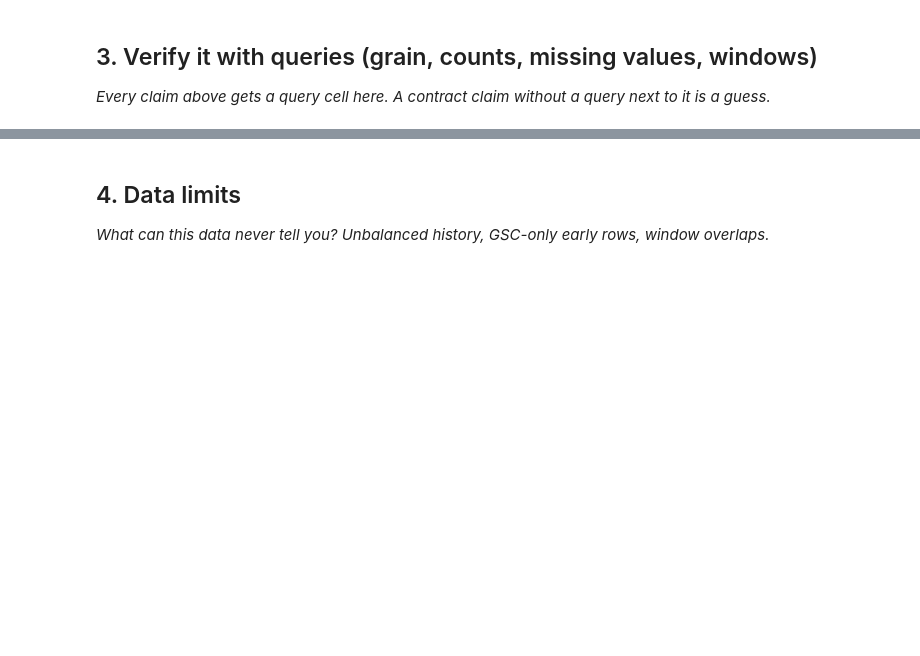
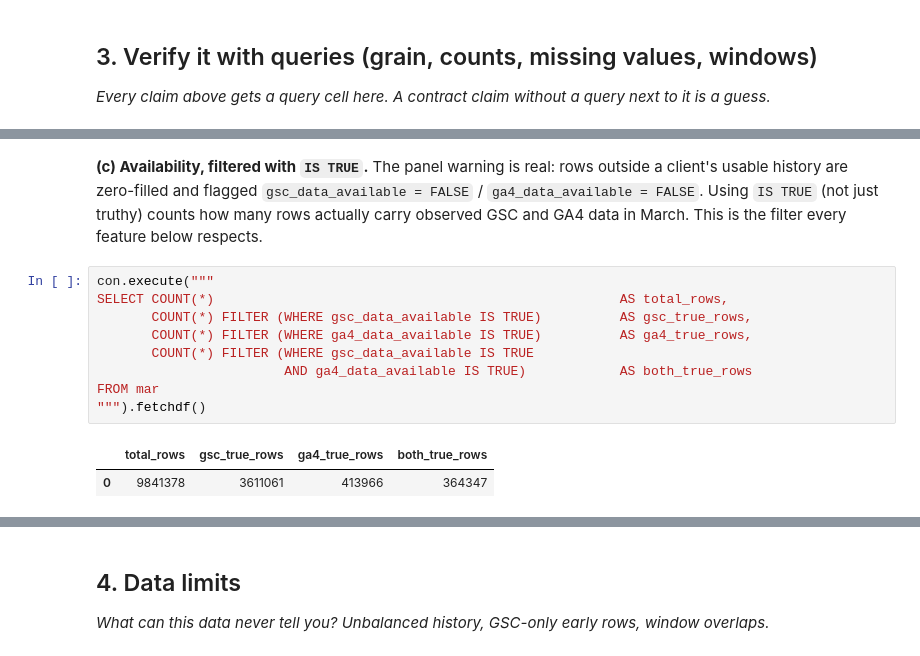
Before and after one commit to Vishal-141206/flyrank-ml-internship, a Jupyter notebook: work/notebooks/w03_data_contract.ipynb, the cells around one changed output, grey strips where cells are left out. Drawn from its saved outputs; the diff is of its cells as text; blank space fills up the shorter version.

```diff
--- a/work/notebooks/w03_data_contract.ipynb
+++ b/work/notebooks/w03_data_contract.ipynb
@@ -29,0 +223,17 @@ This skeleton is yours to fill. Work the sections **in order** — each one has
+# %% [markdown]
+**(c) Availability, filtered with `IS TRUE`.** The panel warning is real: rows outside a
+client's usable history are zero-filled and flagged `gsc_data_available = FALSE` /
+`ga4_data_available = FALSE`. Using `IS TRUE` (not just truthy) counts how many rows actually
+carry observed GSC and GA4 data in March. This is the filter every feature below respects.
+# %%
+con.execute("""
+SELECT COUNT(*)                                                    AS total_rows,
+       COUNT(*) FILTER (WHERE gsc_data_available IS TRUE)          AS gsc_true_rows,
+       COUNT(*) FILTER (WHERE ga4_data_available IS TRUE)          AS ga4_true_rows,
+       COUNT(*) FILTER (WHERE gsc_data_available IS TRUE
+                        AND ga4_data_available IS TRUE)            AS both_true_rows
+FROM mar
+""").fetchdf()
+# %% [output]
+|  | total_rows | gsc_true_rows | ga4_true_rows | both_true_rows |
+| 0 | 9841378 | 3611061 | 413966 | 364347 |
```
Also changed, not shown: parts of 23 cells of this notebook.
